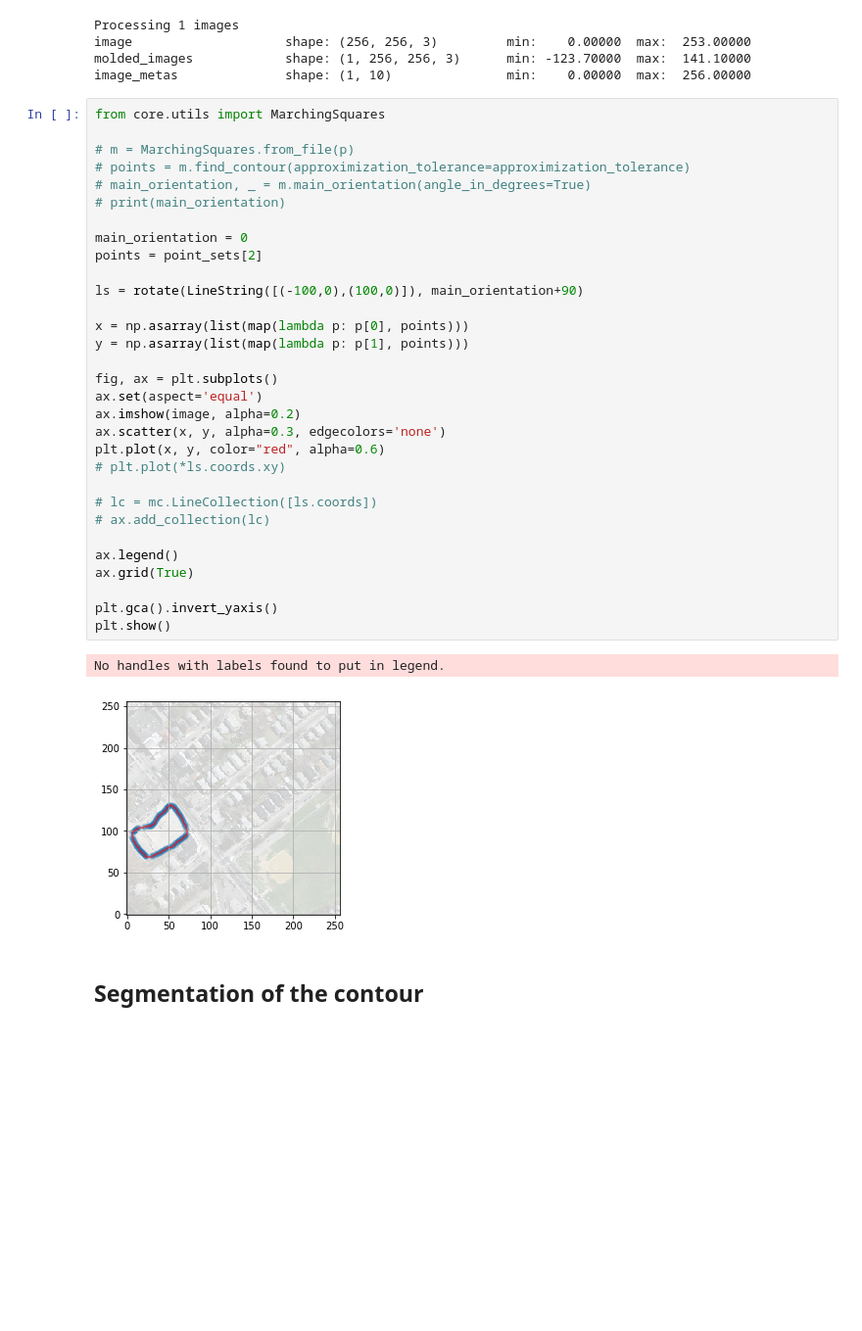
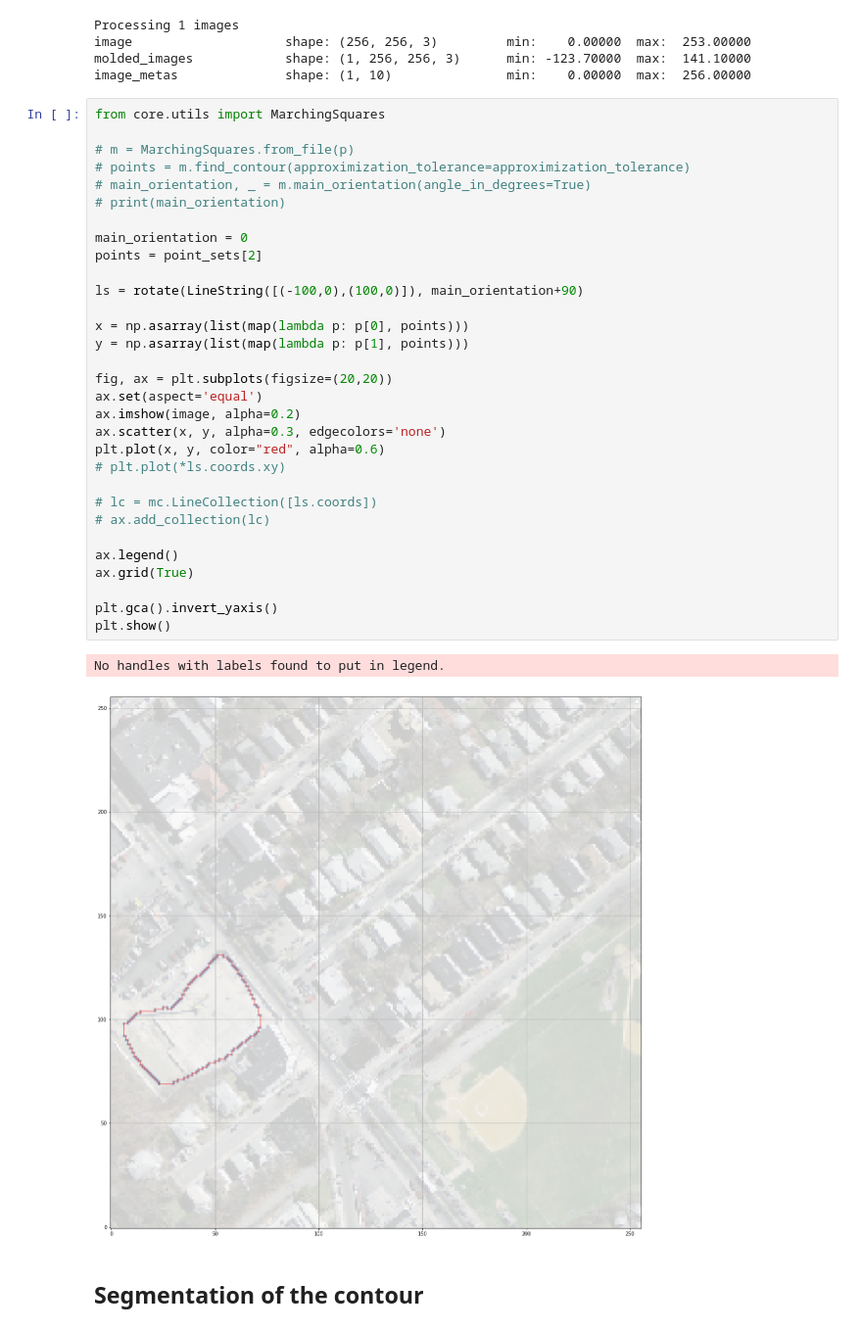
Before and after one commit to mnboos/osm-instance-segmentation, a Jupyter notebook: Regularization.ipynb, the cells around one changed output. Shown at 98% size. Drawn from its saved outputs; the diff is of its cells as text; blank space fills up the shorter version.

```diff
--- a/Regularization.ipynb
+++ b/Regularization.ipynb
@@ -67,35 +67,35 @@ from core.utils import MarchingSquares
 
 # m = MarchingSquares.from_file(p)
 # points = m.find_contour(approximization_tolerance=approximization_tolerance)
 # main_orientation, _ = m.main_orientation(angle_in_degrees=True)
 # print(main_orientation)
 
 main_orientation = 0
 points = point_sets[2]
 
 ls = rotate(LineString([(-100,0),(100,0)]), main_orientation+90)
 
 x = np.asarray(list(map(lambda p: p[0], points)))
 y = np.asarray(list(map(lambda p: p[1], points)))
 
-fig, ax = plt.subplots()
+fig, ax = plt.subplots(figsize=(20,20))
 ax.set(aspect='equal')
 ax.imshow(image, alpha=0.2)
 ax.scatter(x, y, alpha=0.3, edgecolors='none')
 plt.plot(x, y, color="red", alpha=0.6)
 # plt.plot(*ls.coords.xy)
 
 # lc = mc.LineCollection([ls.coords])
 # ax.add_collection(lc)
 
 ax.legend()
 ax.grid(True)
 
 plt.gca().invert_yaxis()
 plt.show()
 # %% [output]
 No handles with labels found to put in legend.
-[figure, old version]
+[figure, new version]
 # %% [markdown]
 ## Segmentation of the contour
 # %%
```
Also changed, not shown: parts of 5 cells of this notebook.
